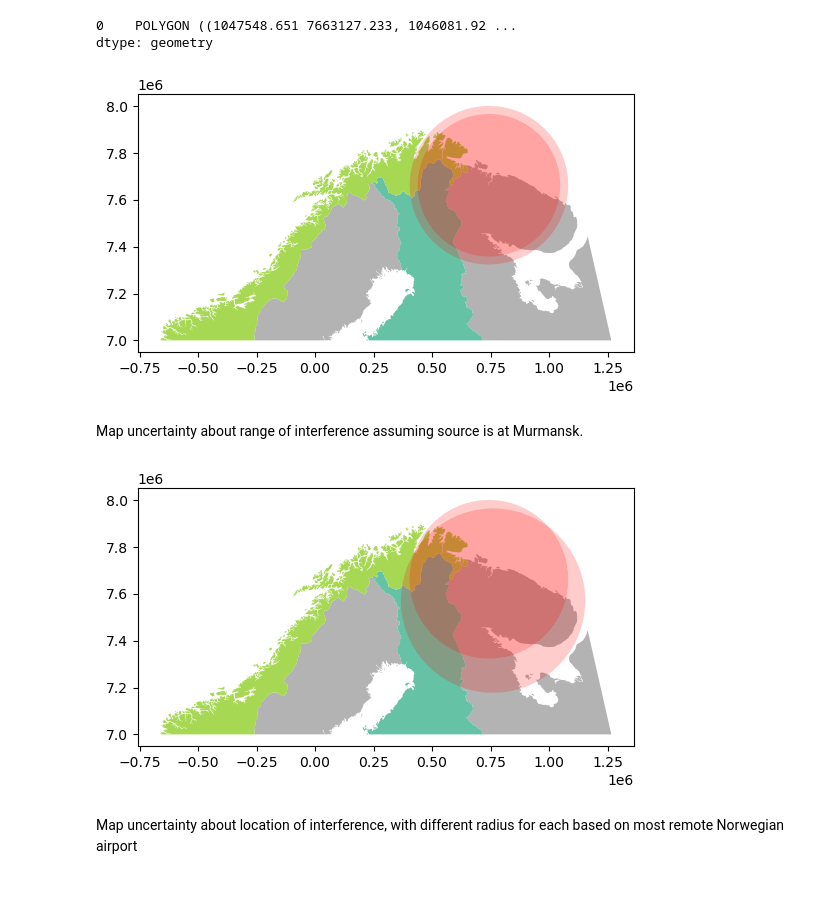
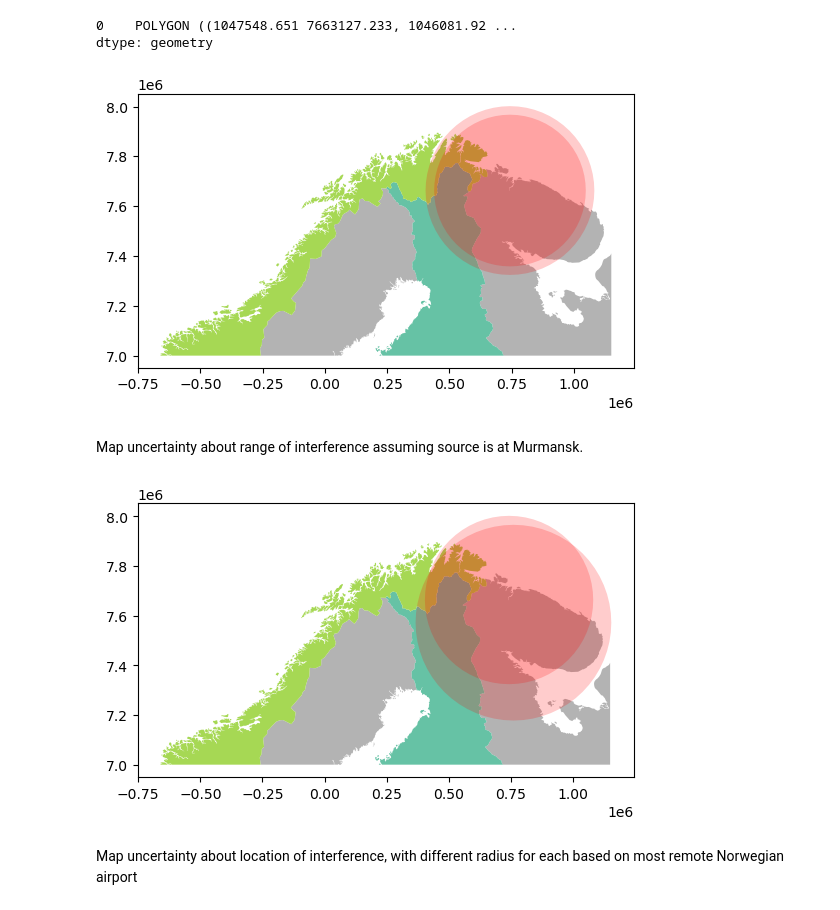
Before and after one commit to stelios-c/GPS_analysis, a Jupyter notebook: scandi_baltic/Finland_map.ipynb, the cells around one changed output. Cells and saved outputs as stored; diff of their text form; code cells hidden in the pictures.

```diff
--- a/scandi_baltic/Finland_map.ipynb
+++ b/scandi_baltic/Finland_map.ipynb
@@ -259,16 +259,16 @@ dtype: geometry
 # %%
 ax = (world
  .assign(
      colour= world.SOVEREIGNT.where(world.SOVEREIGNT.str.match('Finland') |
                                     world.SOVEREIGNT.str.match('Norway') ,
                                     'other')
  )
-).to_crs(local_utm).clip([-1_000_000, 7_000_000, 1_500_000, 8_000_000]).plot(column='colour',cmap="Set2")
+).to_crs(local_utm).clip([-1_000_000, 7_000_000, 1_150_000, 8_000_000]).plot(column='colour',cmap="Set2")
 murmansk_buff_gdf.plot(ax=ax,color='red',alpha=0.2)
 df2gdf(location2df(murmansk_location,'murmansk')).to_crs(local_utm).buffer(upper_buffer_radius).plot(ax=ax,color='red',alpha=0.2)
 plt.show()
 # %% [output]
-[figure, old version]
+[figure, new version]
 # %% [markdown]
 Map uncertainty about range of interference assuming source is at Murmansk.
 # %%
@@ -280,12 +280,12 @@ ax = (world
                                     world.SOVEREIGNT.str.match('Norway') ,
                                     'other')
  )
-).to_crs(local_utm).clip([-1_000_000, 7_000_000, 1_500_000, 8_000_000]).plot(column='colour',cmap="Set2")
+).to_crs(local_utm).clip([-1_000_000, 7_000_000, 1_150_000, 8_000_000]).plot(column='colour',cmap="Set2")
 df2gdf(location2df(murmansk_location,'murmansk')).to_crs(local_utm).buffer(upper_buffer_radius).plot(ax=ax,color='red',alpha=0.2)
 df2gdf(location2df(olenya_location,'olenya')).to_crs(local_utm).buffer(upper_olenya_radius).plot(ax=ax,color='red',alpha=0.2)
 plt.show()
 # %% [output]
-[figure, old version]
+[figure, new version]
 # %% [markdown]
 Map uncertainty about location of interference, with different radius for each based on most remote Norwegian airport
 # %% [markdown]
```
Also changed, not shown: parts of 4 cells of this notebook.
